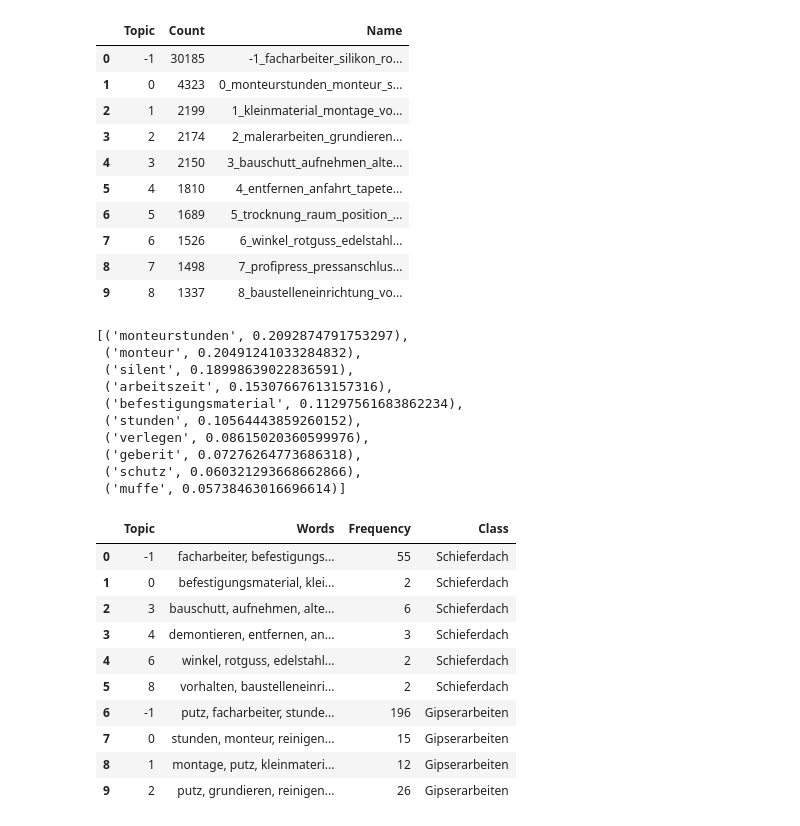
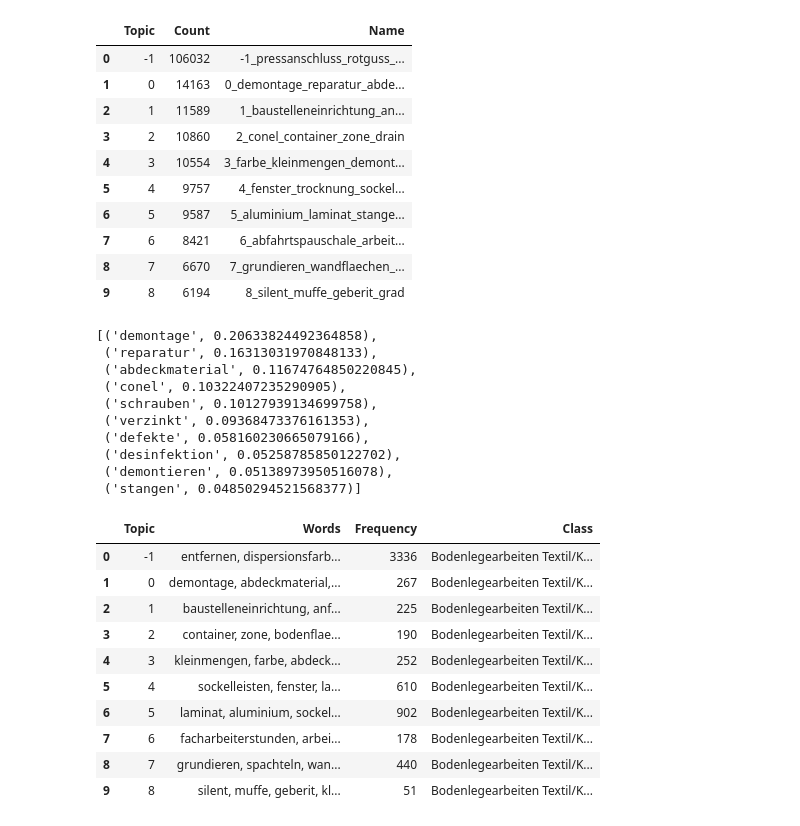
Before and after one commit to AVoss84/streamlit, a Jupyter notebook: notebooks/bert_topic.ipynb, the cells around one changed output. Drawn from its saved outputs; the diff is of its cells as text; code cells hidden in the pictures.

```diff
--- a/notebooks/bert_topic.ipynb
+++ b/notebooks/bert_topic.ipynb
@@ -50,7 +50,7 @@ print(df.shape)
 col_sel = ['dl_gewerk','de1_eks_postext']
 #col_sel = ['de1_eks_postext']
 
-corpus = df[col_sel].head(1*10**5)
+corpus = df[col_sel]#.head(1*10**5)
 corpus.head(100)
 corpus.shape
 # %% [output]
@@ -78,15 +84,14 @@ reload(util)
 
 target = LabelEncoder().fit_transform(corpus['dl_gewerk'].tolist())   # labels
 X = corpus['de1_eks_postext']
+corpus['target'] = target
 
 cleaner = util.clean_text(language='german', without_stopwords=['nicht', 'keine'])
-# pipe = TfidfVectorizer(max_df=0.95, min_df=2, max_features=100,
-#                                     stop_words=cleaner.stop_words)
 
 X_cl = cleaner.fit_transform(X)
 
 docs = X_cl.tolist()
-classes = corpus['dl_gewerk'].tolist()
+target_names = corpus['dl_gewerk'].tolist()       # class labels
 # %% [output]
 Using 232 stop words.
 Adding custom German stop words...
@@ -121,8 +130,10 @@ vectorizer = TfidfVectorizer(max_df=0.95, min_df=2, max_features=100,
 # %%
 from bertopic import BERTopic
 
-topic_model = BERTopic(verbose=True, language="german", vectorizer_model=vectorizer, nr_topics=10)
+nr_topics = 10
 
-topics, _ = topic_model.fit_transform(docs)
-topics, _ = topic_model.fit_transform(docs, y=target)
+topic_model = BERTopic(verbose=True, language="german", vectorizer_model = vectorizer, nr_topics=nr_topics)
+
+#topics, _ = topic_model.fit_transform(docs)               # unsupervised
+topics, _ = topic_model.fit_transform(docs, y=target)         # supervised
 # %% [output]
@@ -131,42 +165,42 @@ topics, _ = topic_model.fit_transform(docs, y=target)
 topic_model.get_topic_info().head(10)
 # %% [output]
 |  | Topic | Count | Name |
-| 0 | -1 | 30185 | -1_facharbeiter_silikon_ro... |
-| 1 | 0 | 4323 | 0_monteurstunden_monteur_s... |
-| 2 | 1 | 2199 | 1_kleinmaterial_montage_vo... |
-| 3 | 2 | 2174 | 2_malerarbeiten_grundieren... |
-| 4 | 3 | 2150 | 3_bauschutt_aufnehmen_alte... |
-| 5 | 4 | 1810 | 4_entfernen_anfahrt_tapete... |
-| 6 | 5 | 1689 | 5_trocknung_raum_position_... |
-| 7 | 6 | 1526 | 6_winkel_rotguss_edelstahl... |
-| 8 | 7 | 1498 | 7_profipress_pressanschlus... |
-| 9 | 8 | 1337 | 8_baustelleneinrichtung_vo... |
+| 0 | -1 | 106032 | -1_pressanschluss_rotguss_... |
+| 1 | 0 | 14163 | 0_demontage_reparatur_abde... |
+| 2 | 1 | 11589 | 1_baustelleneinrichtung_an... |
+| 3 | 2 | 10860 | 2_conel_container_zone_drain |
+| 4 | 3 | 10554 | 3_farbe_kleinmengen_demont... |
+| 5 | 4 | 9757 | 4_fenster_trocknung_sockel... |
+| 6 | 5 | 9587 | 5_aluminium_laminat_stange... |
+| 7 | 6 | 8421 | 6_abfahrtspauschale_arbeit... |
+| 8 | 7 | 6670 | 7_grundieren_wandflaechen_... |
+| 9 | 8 | 6194 | 8_silent_muffe_geberit_grad |
 # %%
 topic_model.get_topic(0)
 # %% [output]
-[('monteurstunden', 0.2092874791753297),
- ('monteur', 0.20491241033284832),
- ('silent', 0.18998639022836591),
- ('arbeitszeit', 0.15307667613157316),
- ('befestigungsmaterial', 0.11297561683862234),
- ('stunden', 0.10564443859260152),
- ('verlegen', 0.08615020360599976),
- ('geberit', 0.07276264773686318),
- ('schutz', 0.060321293668662866),
- ('muffe', 0.05738463016696614)]
+[('demontage', 0.20633824492364858),
+ ('reparatur', 0.16313031970848133),
+ ('abdeckmaterial', 0.11674764850220845),
+ ('conel', 0.10322407235290905),
+ ('schrauben', 0.10127939134699758),
+ ('verzinkt', 0.09368473376161353),
+ ('defekte', 0.058160230665079166),
+ ('desinfektion', 0.05258785850122702),
+ ('demontieren', 0.05138973950516078),
+ ('stangen', 0.04850294521568377)]
 # %%
-topics_per_class = topic_model.topics_per_class(docs, topics, classes=classes)
+topics_per_class = topic_model.topics_per_class(docs, topics, classes=target_names)
 topics_per_class.head(10)
 # %% [output]
 |  | Topic | Words | Frequency | Class |
-| 0 | -1 | facharbeiter, befestigungs... | 55 | Schieferdach |
-| 1 | 0 | befestigungsmaterial, klei... | 2 | Schieferdach |
-| 2 | 3 | bauschutt, aufnehmen, alte... | 6 | Schieferdach |
-| 3 | 4 | demontieren, entfernen, an... | 3 | Schieferdach |
-| 4 | 6 | winkel, rotguss, edelstahl... | 2 | Schieferdach |
-| 5 | 8 | vorhalten, baustelleneinri... | 2 | Schieferdach |
-| 6 | -1 | putz, facharbeiter, stunde... | 196 | Gipserarbeiten |
-| 7 | 0 | stunden, monteur, reinigen... | 15 | Gipserarbeiten |
-| 8 | 1 | montage, putz, kleinmateri... | 12 | Gipserarbeiten |
-| 9 | 2 | putz, grundieren, reinigen... | 26 | Gipserarbeiten |
+| 0 | -1 | entfernen, dispersionsfarb... | 3336 | Bodenlegearbeiten Textil/K... |
+| 1 | 0 | demontage, abdeckmaterial,... | 267 | Bodenlegearbeiten Textil/K... |
+| 2 | 1 | baustelleneinrichtung, anf... | 225 | Bodenlegearbeiten Textil/K... |
+| 3 | 2 | container, zone, bodenflae... | 190 | Bodenlegearbeiten Textil/K... |
+| 4 | 3 | kleinmengen, farbe, abdeck... | 252 | Bodenlegearbeiten Textil/K... |
+| 5 | 4 | sockelleisten, fenster, la... | 610 | Bodenlegearbeiten Textil/K... |
+| 6 | 5 | laminat, aluminium, sockel... | 902 | Bodenlegearbeiten Textil/K... |
+| 7 | 6 | facharbeiterstunden, arbei... | 178 | Bodenlegearbeiten Textil/K... |
+| 8 | 7 | grundieren, spachteln, wan... | 440 | Bodenlegearbeiten Textil/K... |
+| 9 | 8 | silent, muffe, geberit, kl... | 51 | Bodenlegearbeiten Textil/K... |
 # %%
```
Also changed, not shown: parts of 18 cells of this notebook.
